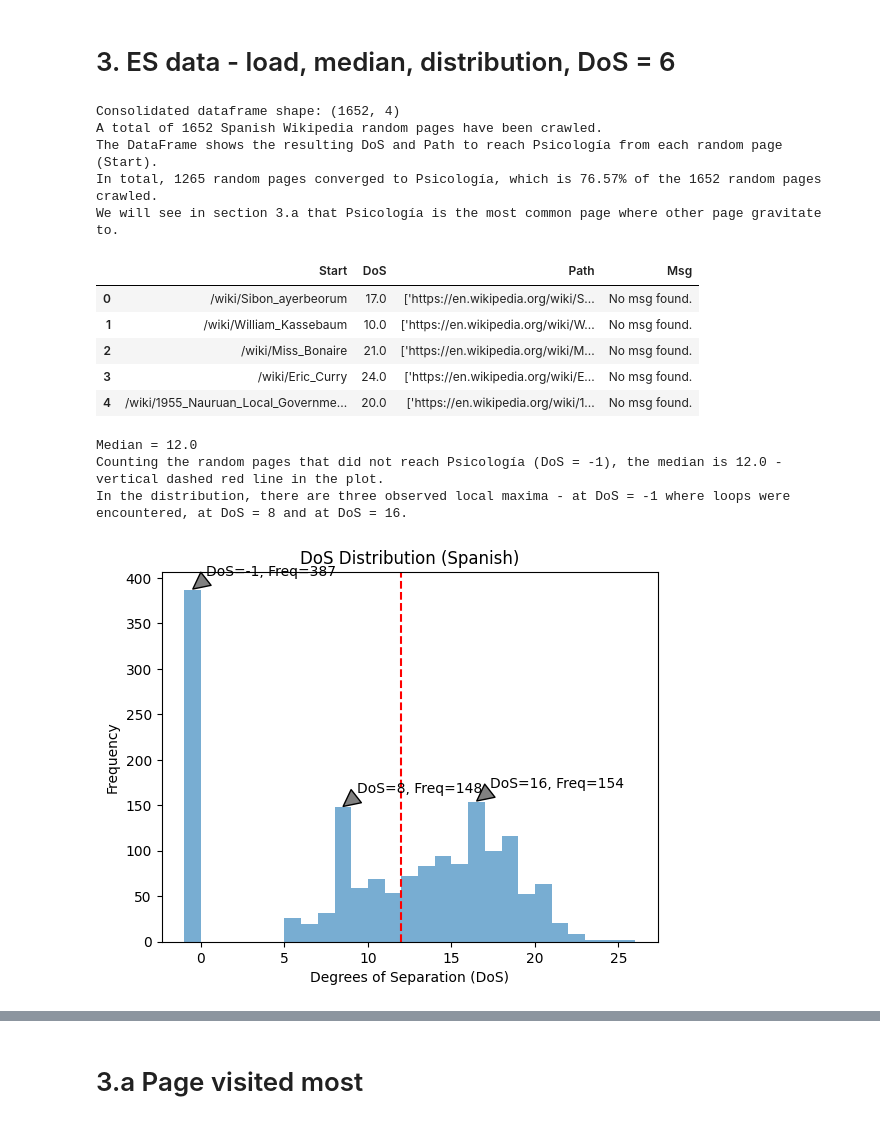
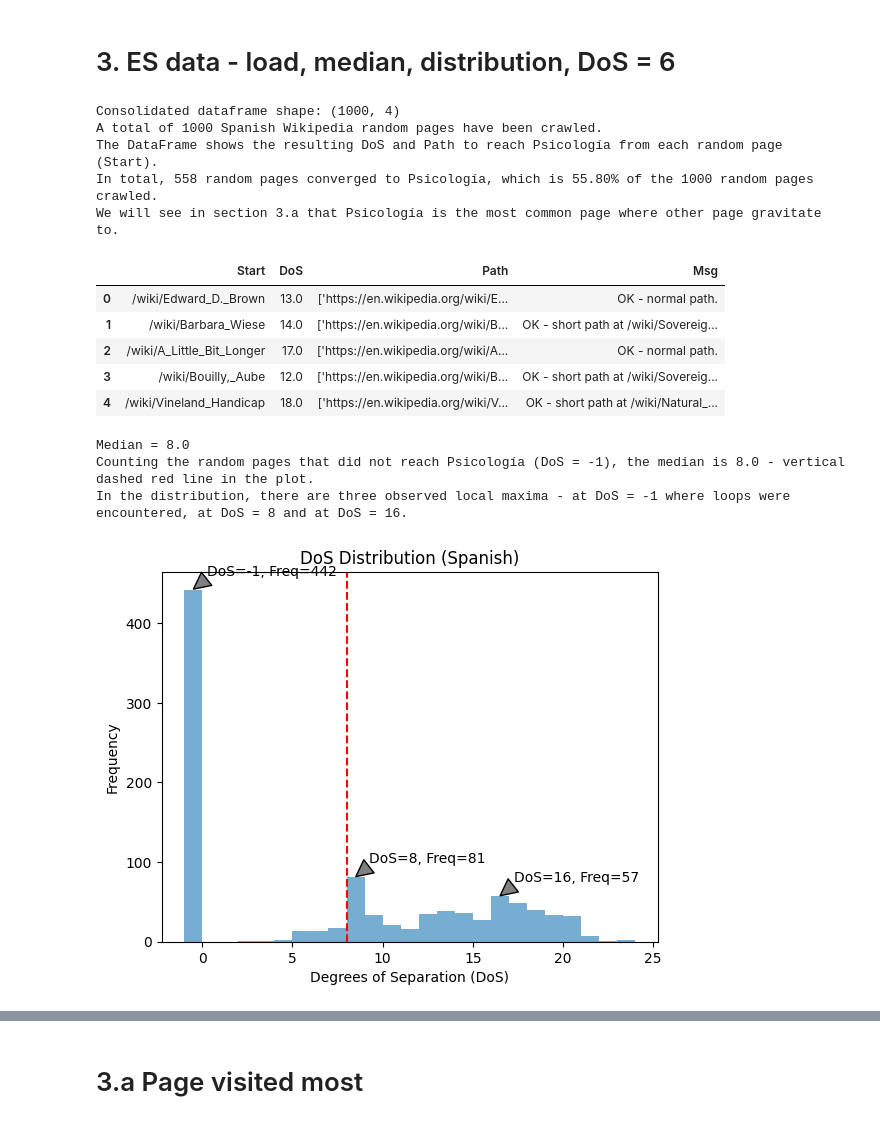
Before and after one commit to jrenzodorado/LT2_DMW_Lab, a Jupyter notebook: Advanced.ipynb, the cells around one changed output, grey strips where cells are left out. Cells and saved outputs as stored; diff of their text form; code cells hidden in the pictures.

```diff
--- a/Advanced.ipynb
+++ b/Advanced.ipynb
@@ -203,36 +187,36 @@ Estimated number of English Wikipedia articles with DoS = 6: 49713
 # 3. ES data - load, median, distribution, DoS = 6
 # %%
 f = ['', '_f', '_josh_0515']
-es = load_data(f'spanish_data_advanced/es_conso{f[1]}')
+es = load_data(f'es_conso')
 print(f'A total of {es.shape[0]} Spanish Wikipedia random pages have been crawled.')
 print(f'The DataFrame shows the resulting DoS and Path to reach Psicología from each random page (Start).')
 _, nsuccess, ntotal, p = get_query(es, 'DoS != -1')
 print(f'In total, {nsuccess} random pages converged to Psicología, which is {p:.2%} of the {ntotal} random pages crawled.')
 print(f'We will see in section 3.a that Psicología is the most common page where other page gravitate to.')
 display(en.head())
 
 plot_dos(es, get_median(es), get_mean(es), 'es')
 print(f'Median = {get_median(es)}')
 print(f'Counting the random pages that did not reach Psicología (DoS = -1), '
       f'the median is {get_median(es)} - vertical dashed red line in the plot.')
 print(f'In the distribution, there are three observed local maxima - '
       f'at DoS = -1 where loops were encountered, at DoS = 8 and at DoS = 16.')
 # %% [output]
-Consolidated dataframe shape: (1652, 4)
-A total of 1652 Spanish Wikipedia random pages have been crawled.
+Consolidated dataframe shape: (1000, 4)
+A total of 1000 Spanish Wikipedia random pages have been crawled.
 The DataFrame shows the resulting DoS and Path to reach Psicología from each random page (Start).
-In total, 1265 random pages converged to Psicología, which is 76.57% of the 1652 random pages crawled.
+In total, 558 random pages converged to Psicología, which is 55.80% of the 1000 random pages crawled.
 We will see in section 3.a that Psicología is the most common page where other page gravitate to.
 |  | Start | DoS | Path | Msg |
-| 0 | /wiki/Sibon_ayerbeorum | 17.0 | ['https://en.wikipedia.org/wiki/S... | No msg found. |
-| 1 | /wiki/William_Kassebaum | 10.0 | ['https://en.wikipedia.org/wiki/W... | No msg found. |
-| 2 | /wiki/Miss_Bonaire | 21.0 | ['https://en.wikipedia.org/wiki/M... | No msg found. |
-| 3 | /wiki/Eric_Curry | 24.0 | ['https://en.wikipedia.org/wiki/E... | No msg found. |
-| 4 | /wiki/1955_Nauruan_Local_Governme... | 20.0 | ['https://en.wikipedia.org/wiki/1... | No msg found. |
+| 0 | /wiki/Edward_D._Brown | 13.0 | ['https://en.wikipedia.org/wiki/E... | OK - normal path. |
+| 1 | /wiki/Barbara_Wiese | 14.0 | ['https://en.wikipedia.org/wiki/B... | OK - short path at /wiki/Sovereig... |
+| 2 | /wiki/A_Little_Bit_Longer | 17.0 | ['https://en.wikipedia.org/wiki/A... | OK - normal path. |
+| 3 | /wiki/Bouilly,_Aube | 12.0 | ['https://en.wikipedia.org/wiki/B... | OK - short path at /wiki/Sovereig... |
+| 4 | /wiki/Vineland_Handicap | 18.0 | ['https://en.wikipedia.org/wiki/V... | OK - short path at /wiki/Natural_... |
-Median = 12.0
-Counting the random pages that did not reach Psicología (DoS = -1), the median is 12.0 - vertical dashed red line in the plot.
+Median = 8.0
+Counting the random pages that did not reach Psicología (DoS = -1), the median is 8.0 - vertical dashed red line in the plot.
 In the distribution, there are three observed local maxima - at DoS = -1 where loops were encountered, at DoS = 8 and at DoS = 16.
-[figure, old version]
+[figure, new version]
 # %%
 df6, n6, nt, p6 = get_query(es, 'DoS == 6')
 print(f'In total, {n6} random pages have DoS = 6, which is {p6:.2%} of the {nt} Spanish Wikipedia random pages crawled.')
```
Also changed, not shown: parts of 5 cells of this notebook.
